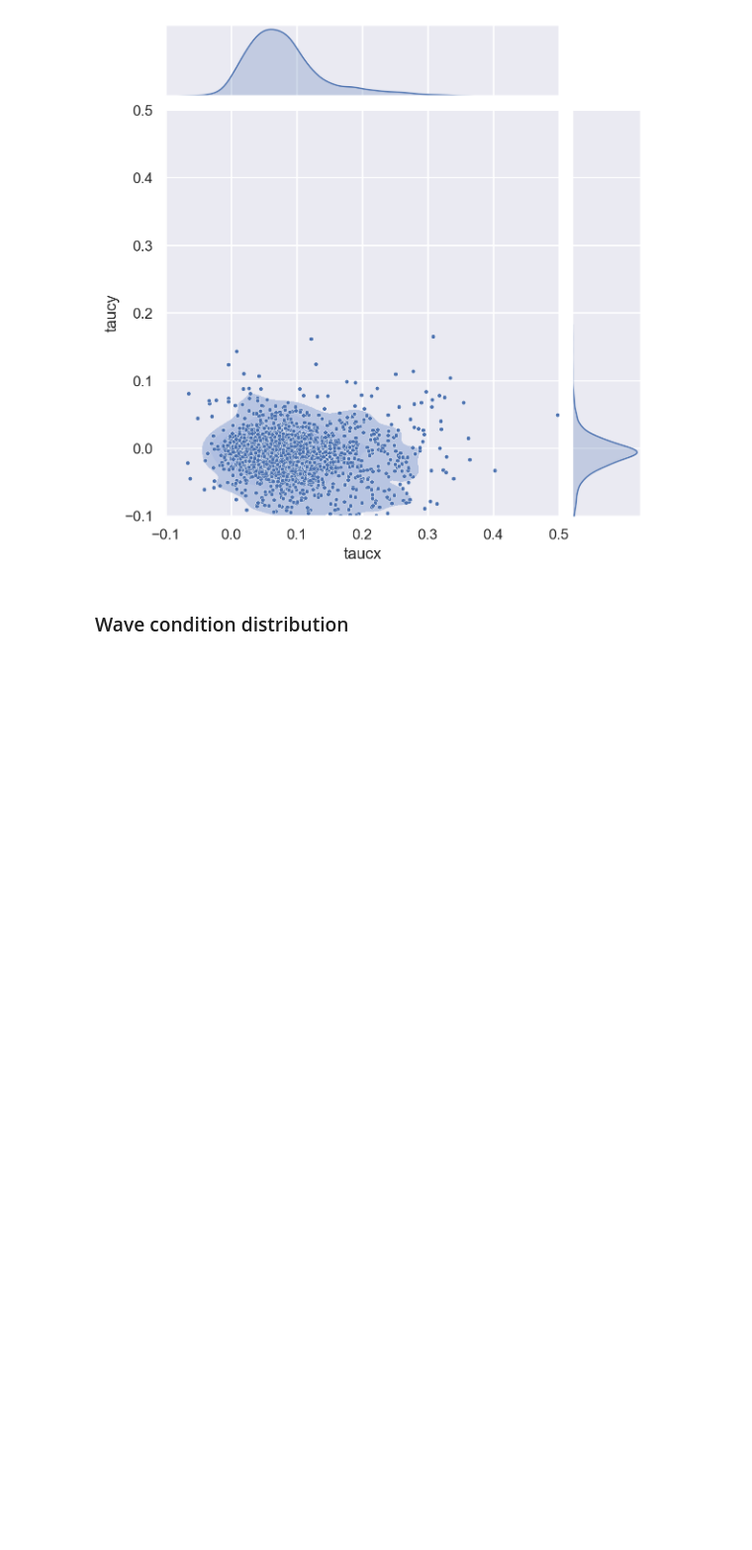
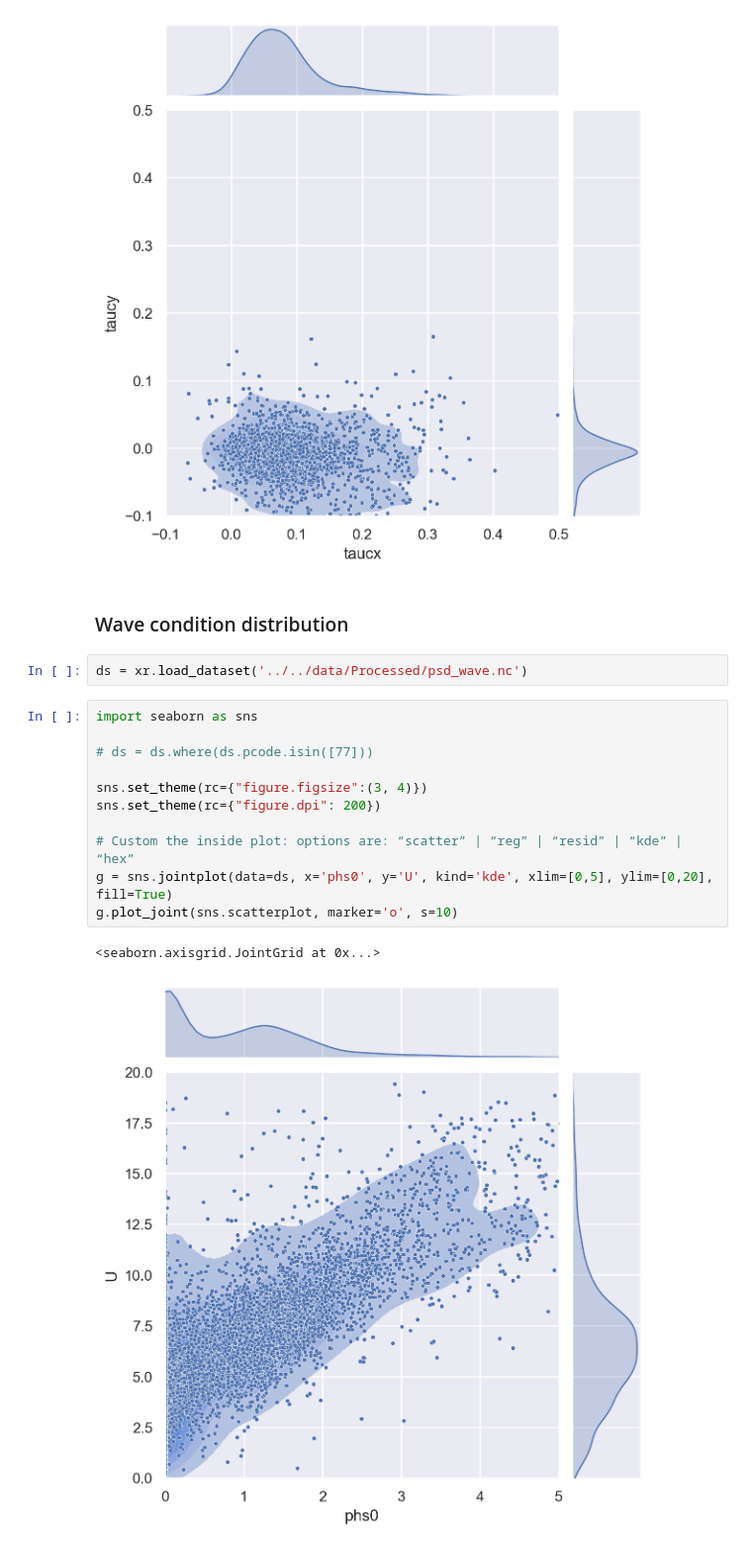
Before and after one commit to jiarong-wu/mlflux, a Jupyter notebook: notebooks/processing/data_test.ipynb, the cells around one changed output. Shown at 99% size. Drawn from its saved outputs; the diff is of its cells as text; blank space fills up the shorter version.

Commit message:
Again slightly update data processing procedure.

```diff
--- a/notebooks/processing/data_test.ipynb
+++ b/notebooks/processing/data_test.ipynb
@@ -172,6 +165,22 @@ g.plot_joint(sns.scatterplot, marker='o', s=10)
 [figure]
 # %% [markdown]
 ### Wave condition distribution
+# %%
+ds = xr.load_dataset('../../data/Processed/psd_wave.nc')
+# %%
+import seaborn as sns
+
+# ds = ds.where(ds.pcode.isin([77]))
+
+sns.set_theme(rc={"figure.figsize":(3, 4)})
+sns.set_theme(rc={"figure.dpi": 200})
+
+# Custom the inside plot: options are: “scatter” | “reg” | “resid” | “kde” | “hex”
+g = sns.jointplot(data=ds, x='phs0', y='U', kind='kde', xlim=[0,5], ylim=[0,20], fill=True)
+g.plot_joint(sns.scatterplot, marker='o', s=10)
+# %% [output]
+<seaborn.axisgrid.JointGrid at 0x...>
+[figure, added]
 # %%
 fig,axes = plt.subplots(3,1,figsize=[10,6],sharex=True)
 pcode = 77
```
Also changed, not shown: parts of 3 cells of this notebook, 2 other files.
